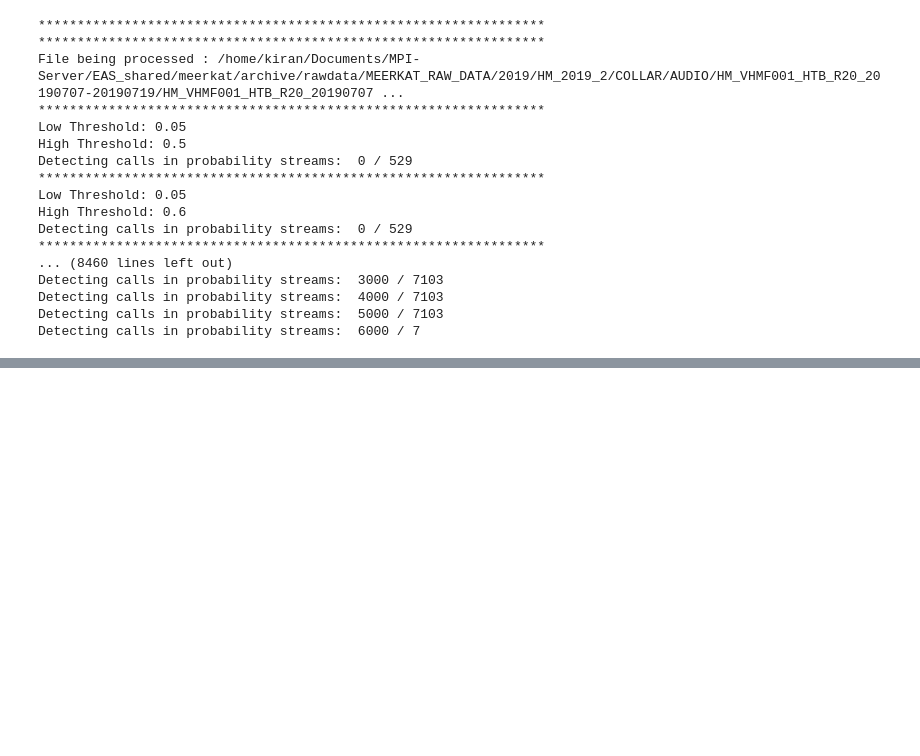
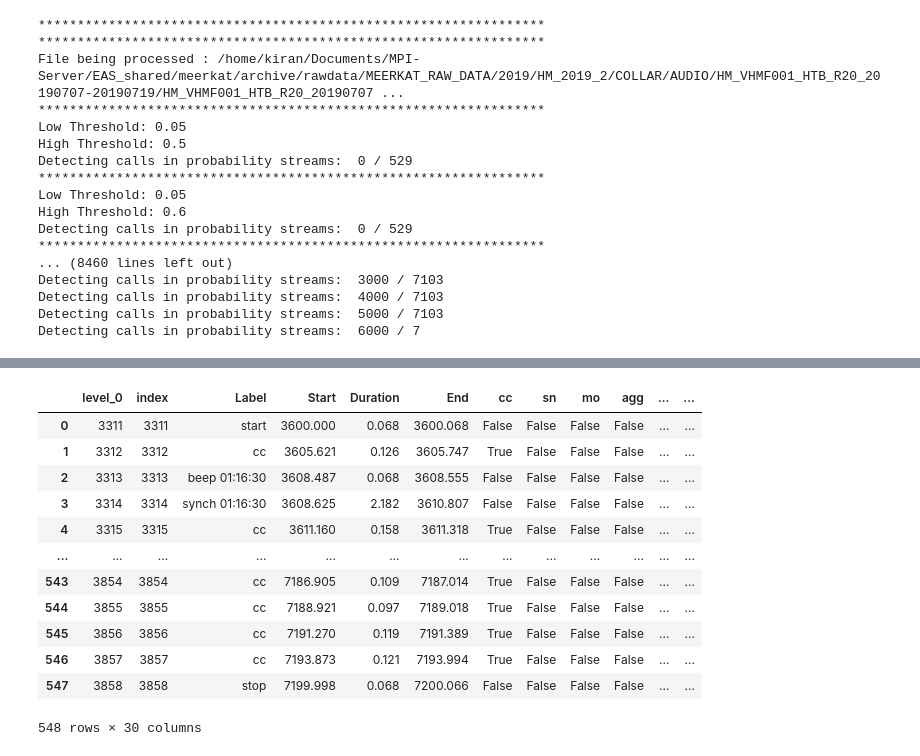
Before and after one commit to KiranLDA/CCAS_ML, a Jupyter notebook: Sensitivity_analysis.ipynb, the cells around one changed output, grey strips where cells are left out. Drawn from its saved outputs; the diff is of its cells as text; code cells hidden in the pictures; blank space fills up the shorter version.

Commit message:
fixed some silly little bugs with sensitivity

```diff
--- a/Sensitivity_analysis.ipynb
+++ b/Sensitivity_analysis.ipynb
@@ -1113,19 +1092,19 @@ for file_ID in testing_filenames:
     # file_ID = testing_filenames[0] # for testing purposes only
 
     # subset the label table to only use that one file
-    label_table = testing_label_table[testing_label_table['wavFileName'].isin([file_ID])]
-    label_table = label_table.sort_values(by=['Start']).reset_index()
+    file_label_table = testing_label_table[testing_label_table['wavFileName'].isin([file_ID])]
+    file_label_table = file_label_table.sort_values(by=['Start']).reset_index()
     # Find the file ID name i.e. remove the extention
     file_ID = file_ID.split(".")[0]
     # find the matching audio for the label data
-    audio_path = label_table["wav_path"][0]
+    audio_path = file_label_table["wav_path"][0]
 
     print("*****************************************************************")
     print("*****************************************************************")
     print ("File being processed : " + audio_path)
 
     # find the start and stop  of the labelling periods (also using skipon/skipoff)
-    loop_table = label_table.loc[label_table["Label"].str.contains('|'.join(label_for_startstop), regex=True, case = False), ["Label","Start"]]
+    loop_table = file_label_table.loc[file_label_table["Label"].str.contains('|'.join(label_for_startstop), regex=True, case = False), ["Label","Start"]]
     loop_times = list(loop_table["Start"])
 
     # Make sure that the file contains the right number of start and stops, otherwise go to the next file
@@ -1143,7 +1122,7 @@ for file_ID in testing_filenames:
 
     # save the label_table
     save_label_table_filename = file_ID + "_LABEL_TABLE.txt"
-    label_table.to_csv(os.path.join(save_label_table_test_path, save_label_table_filename),
+    file_label_table.to_csv(os.path.join(save_label_table_test_path, save_label_table_filename),
                         header=True, index=None, sep=';')
 
     # load the audio data
@@ -2558,0 +2531,18 @@ Epoch 3/200
+# %%
+len(training_files)
+label_table['wavFileName'][label_table['group'].isin(sensitivity_i) == False].unique()
+label_table
+# %% [output]
+|  | level_0 | index | Label | Start | Duration | End | cc | sn | mo | agg | ... | ... |
+| 0 | 3311 | 3311 | start | 3600.000 | 0.068 | 3600.068 | False | False | False | False | ... | ... |
+| 1 | 3312 | 3312 | cc | 3605.621 | 0.126 | 3605.747 | True | False | False | False | ... | ... |
+| 2 | 3313 | 3313 | beep 01:16:30 | 3608.487 | 0.068 | 3608.555 | False | False | False | False | ... | ... |
+| 3 | 3314 | 3314 | synch 01:16:30 | 3608.625 | 2.182 | 3610.807 | False | False | False | False | ... | ... |
+| 4 | 3315 | 3315 | cc | 3611.160 | 0.158 | 3611.318 | True | False | False | False | ... | ... |
+| ... | ... | ... | ... | ... | ... | ... | ... | ... | ... | ... | ... | ... |
+| 543 | 3854 | 3854 | cc | 7186.905 | 0.109 | 7187.014 | True | False | False | False | ... | ... |
+| 544 | 3855 | 3855 | cc | 7188.921 | 0.097 | 7189.018 | True | False | False | False | ... | ... |
+| 545 | 3856 | 3856 | cc | 7191.270 | 0.119 | 7191.389 | True | False | False | False | ... | ... |
+| 546 | 3857 | 3857 | cc | 7193.873 | 0.121 | 7193.994 | True | False | False | False | ... | ... |
+| 547 | 3858 | 3858 | stop | 7199.998 | 0.068 | 7200.066 | False | False | False | False | ... | ... |
+548 rows × 30 columns
```
Also changed, not shown: parts of 5 cells of this notebook, 4 other files.
